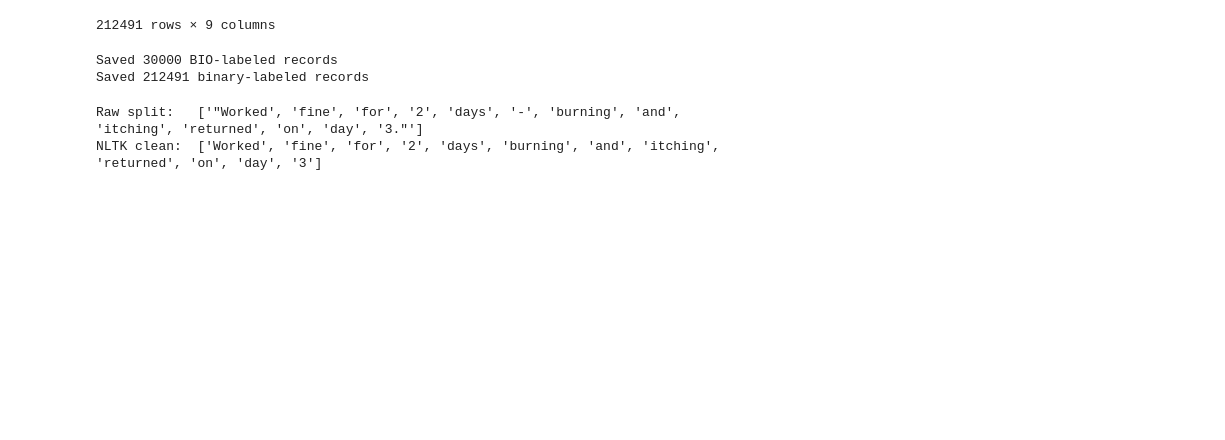
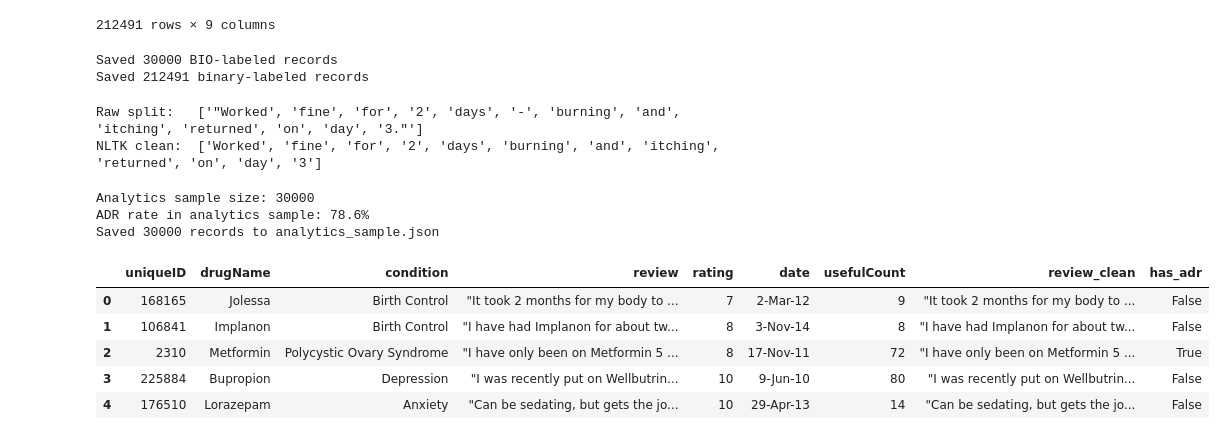
Before and after one commit to sakshi010699/drug-adr-nlp, a Jupyter notebook: notebooks/01_data.ipynb, the cells around one changed output. Cells and saved outputs as stored; diff of their text form; code cells hidden in the pictures; blank space fills up the shorter version.

Commit message:
analytics layer: ADR frequency, sentiment correlation, condition patterns across 30k reviews

```diff
--- a/notebooks/01_data.ipynb
+++ b/notebooks/01_data.ipynb
@@ -528,3 +532,38 @@ print("NLTK clean: ", words_filtered)
 # %% [output]
 Raw split:   ['"Worked', 'fine', 'for', '2', 'days', '-', 'burning', 'and', 'itching', 'returned', 'on', 'day', '3."']
 NLTK clean:  ['Worked', 'fine', 'for', '2', 'days', 'burning', 'and', 'itching', 'returned', 'on', 'day', '3']
+# %%
+analytics_sample= df.sample(
+    min(30000, len(df)),
+    random_state=42
+).reset_index(drop=True)
+# %%
+print(f"Analytics sample size: {len(analytics_sample)}")
+print(f"ADR rate in analytics sample: {analytics_sample['has_adr'].mean():.1%}")
+# This should be much lower than 100% — maybe 60-70%
+# That's the real ADR rate in the wild
+
+analytics_records = analytics_sample[[
+    'drugName', 'condition', 'review_clean', 'rating', 'has_adr'
+]].rename(columns={
+    'drugName':     'drug',
+    'review_clean': 'review'
+}).to_dict(orient='records')
+
+with open(os.path.join(PROCESS_DIR, "analytics_sample.json"), "w") as f:
+    json.dump(analytics_records, f, indent=2)
+
+print(f"Saved {len(analytics_records)} records to analytics_sample.json")
+# %% [output]
+Analytics sample size: 30000
+ADR rate in analytics sample: 78.6%
+Saved 30000 records to analytics_sample.json
+# %%
+analytics_sample.head()
+# %% [output]
+|  | uniqueID | drugName | condition | review | rating | date | usefulCount | review_clean | has_adr |
+| 0 | 168165 | Jolessa | Birth Control | "It took 2 months for my body to ... | 7 | 2-Mar-12 | 9 | "It took 2 months for my body to ... | False |
+| 1 | 106841 | Implanon | Birth Control | "I have had Implanon for about tw... | 8 | 3-Nov-14 | 8 | "I have had Implanon for about tw... | False |
+| 2 | 2310 | Metformin | Polycystic Ovary Syndrome | "I have only been on Metformin 5 ... | 8 | 17-Nov-11 | 72 | "I have only been on Metformin 5 ... | True |
+| 3 | 225884 | Bupropion | Depression | "I was recently put on Wellbutrin... | 10 | 9-Jun-10 | 80 | "I was recently put on Wellbutrin... | False |
+| 4 | 176510 | Lorazepam | Anxiety | "Can be sedating, but gets the jo... | 10 | 29-Apr-13 | 14 | "Can be sedating, but gets the jo... | False |
```
Also changed, not shown: parts of 2 cells of this notebook, 10 other files.
